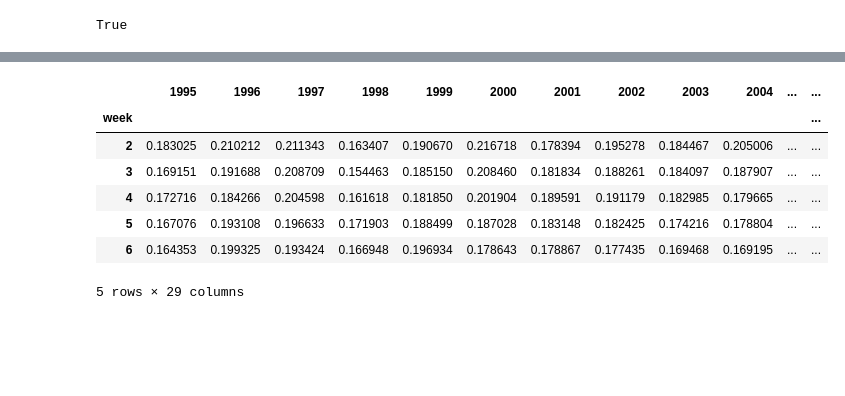
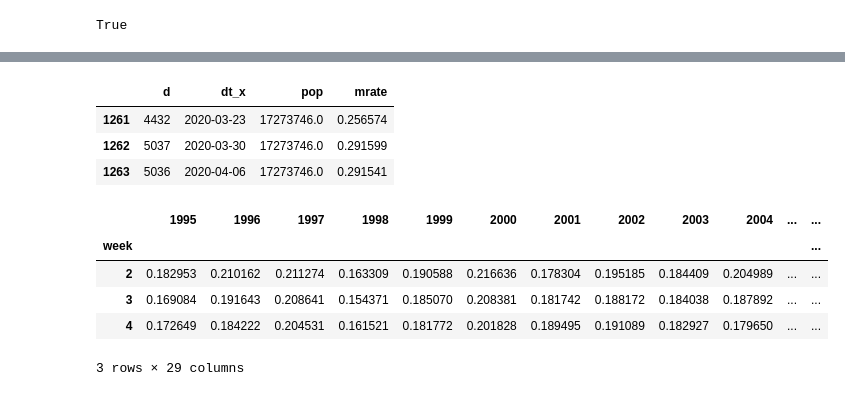
Before and after one commit to gidven/nl-mortality-covid, a Jupyter notebook: weekly-mortality.ipynb, the cells around one changed output, grey strips where cells are left out. Saved outputs shown, nothing was run; the diff lists cells and outputs as text; code cells hidden in the pictures; blank space fills up the shorter version.

```diff
--- a/weekly-mortality.ipynb
+++ b/weekly-mortality.ipynb
@@ -12,7 +12,7 @@ Entry for mortality week 13 2020 added manually based on latest reports, which w
 import pandas as pd
 # %%
 deceased = pd.read_csv(
-    'deceaseddata20200405.csv',
+    'deceaseddata20200418.csv',
     sep=';',
     names=['id', 'sex', 'age', 'per', 'd'],
     skiprows=1,  # skip header
@@ -60,15 +60,16 @@ deceased.plot(x='dt')
 # %%
 pop = pd.read_csv(
-    'populationdata20200405.csv',
+    'populationdata20200418.csv',
     sep=';',
-    usecols=[1, 2],
+    usecols=[1, 9],
     names=['per', 'pop'],
     skiprows=1,  # skip header
     dtype={'per':str,'pop':int}
 )
 # %%
 year_filters = (
-    ~pop.per.str.contains('JJ')  # remove full year from series
+    ~pop.per.str.contains('JJ') &
+    ~pop.per.str.contains('KW')
 )
 # %%
 pop = pop[year_filters]
@@ -114,3 +115,11 @@ merged.plot(x='dt_x', y='mrate')
+# %%
+# last three available weeks
+merged[-3:]
+# %% [output]
+|  | d | dt_x | pop | mrate |
+| 1261 | 4432 | 2020-03-23 | 17273746.0 | 0.256574 |
+| 1262 | 5037 | 2020-03-30 | 17273746.0 | 0.291599 |
+| 1263 | 5036 | 2020-04-06 | 17273746.0 | 0.291541 |
 # %%
 # create week and year columns for plot data
 merged['week'] = merged.dt_x.dt.week
@@ -132,16 +141,14 @@ plotdata['lower'] = plotdata['mn'] - 2 * plotdata['s']  # lower 2-sigma CI level
 plotdata = plotdata.drop('s', axis=1)  # remove standard deviation from plotdata
 # %%
 # sanity check
-plotdata.head()
+plotdata.head(3)
 # %% [output]
 |  | 1995 | 1996 | 1997 | 1998 | 1999 | 2000 | 2001 | 2002 | 2003 | 2004 | ... | ... |
 | week |  |  |  |  |  |  |  |  |  |  |  | ... |
-| 2 | 0.183025 | 0.210212 | 0.211343 | 0.163407 | 0.190670 | 0.216718 | 0.178394 | 0.195278 | 0.184467 | 0.205006 | ... | ... |
-| 3 | 0.169151 | 0.191688 | 0.208709 | 0.154463 | 0.185150 | 0.208460 | 0.181834 | 0.188261 | 0.184097 | 0.187907 | ... | ... |
-| 4 | 0.172716 | 0.184266 | 0.204598 | 0.161618 | 0.181850 | 0.201904 | 0.189591 | 0.191179 | 0.182985 | 0.179665 | ... | ... |
-| 5 | 0.167076 | 0.193108 | 0.196633 | 0.171903 | 0.188499 | 0.187028 | 0.183148 | 0.182425 | 0.174216 | 0.178804 | ... | ... |
-| 6 | 0.164353 | 0.199325 | 0.193424 | 0.166948 | 0.196934 | 0.178643 | 0.178867 | 0.177435 | 0.169468 | 0.169195 | ... | ... |
+| 2 | 0.182953 | 0.210162 | 0.211274 | 0.163309 | 0.190588 | 0.216636 | 0.178304 | 0.195185 | 0.184409 | 0.204989 | ... | ... |
+| 3 | 0.169084 | 0.191643 | 0.208641 | 0.154371 | 0.185070 | 0.208381 | 0.181742 | 0.188172 | 0.184038 | 0.187892 | ... | ... |
+| 4 | 0.172649 | 0.184222 | 0.204531 | 0.161521 | 0.181772 | 0.201828 | 0.189495 | 0.191089 | 0.182927 | 0.179650 | ... | ... |
-5 rows × 29 columns
+3 rows × 29 columns
 # %%
 from bokeh.plotting import figure, output_file, save
 from bokeh.models import Span, Label, Title
```
Also changed, not shown: parts of 5 cells of this notebook, 6 other files.
